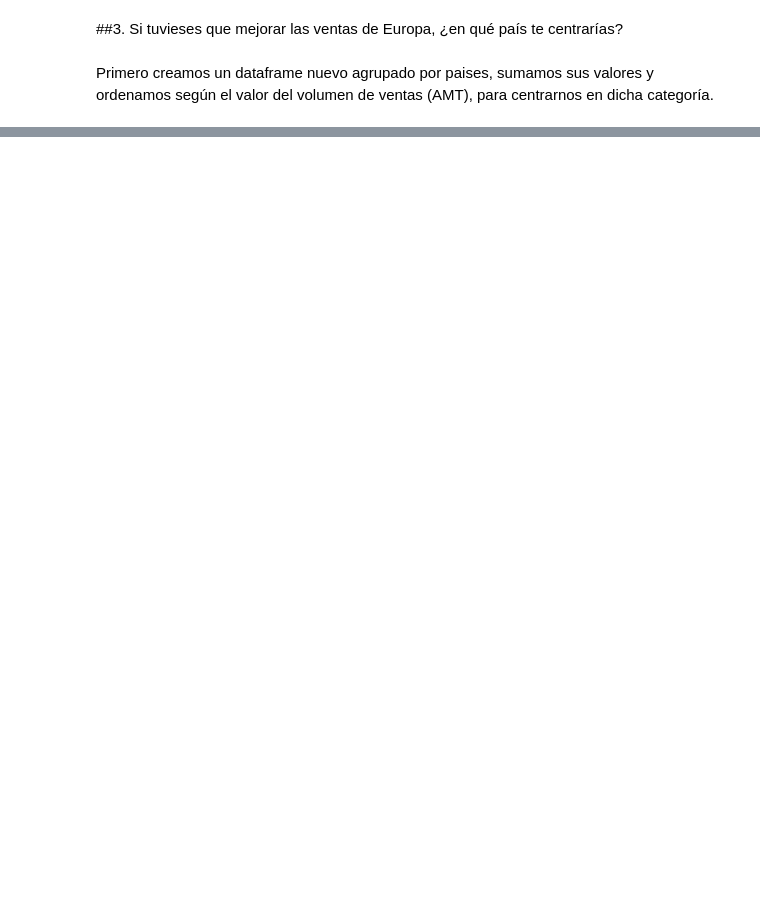
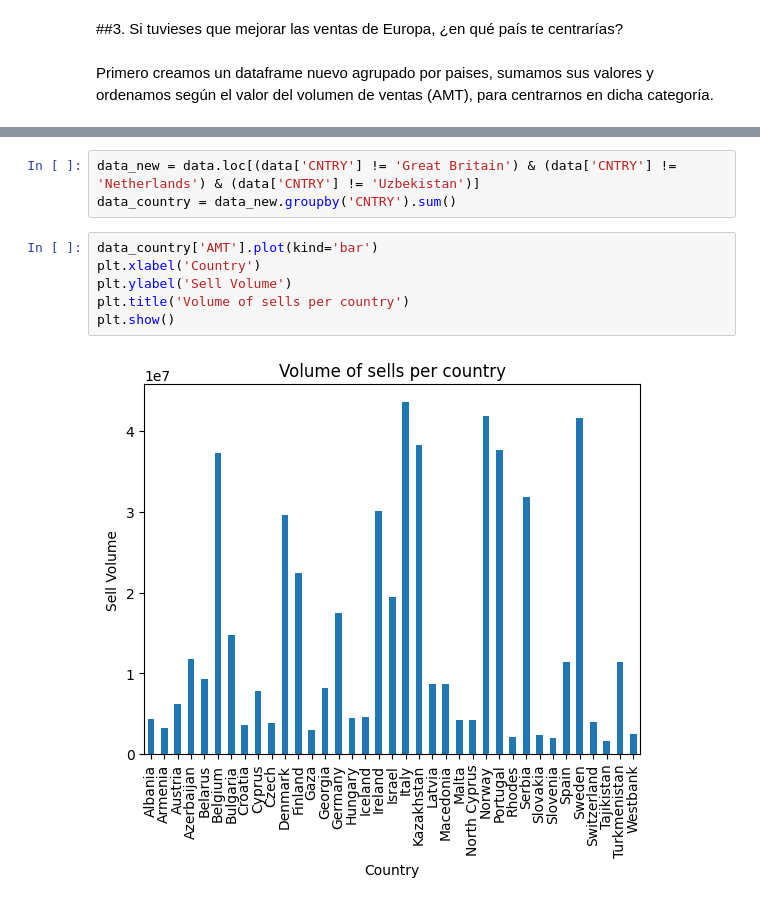
Before and after one commit to Ana-AlonsoCanizares/Visualizacion_datos, a Jupyter notebook: Pr1_VisualizacionDatos_AnaAlonso.ipynb, the cells around one changed output, grey strips where cells are left out. Drawn from its saved outputs; the diff is of its cells as text; blank space fills up the shorter version.

```diff
--- a/Pr1_VisualizacionDatos_AnaAlonso.ipynb
+++ b/Pr1_VisualizacionDatos_AnaAlonso.ipynb
@@ -299,0 +374,11 @@ plt.show()
+# %%
+data_new = data.loc[(data['CNTRY'] != 'Great Britain') & (data['CNTRY'] != 'Netherlands') & (data['CNTRY'] != 'Uzbekistan')]
+data_country = data_new.groupby('CNTRY').sum()
+# %%
+data_country['AMT'].plot(kind='bar')
+plt.xlabel('Country')
+plt.ylabel('Sell Volume')
+plt.title('Volume of sells per country')
+plt.show()
+# %% [output]
+[figure, added]
```
Also changed, not shown: parts of 21 cells of this notebook.
